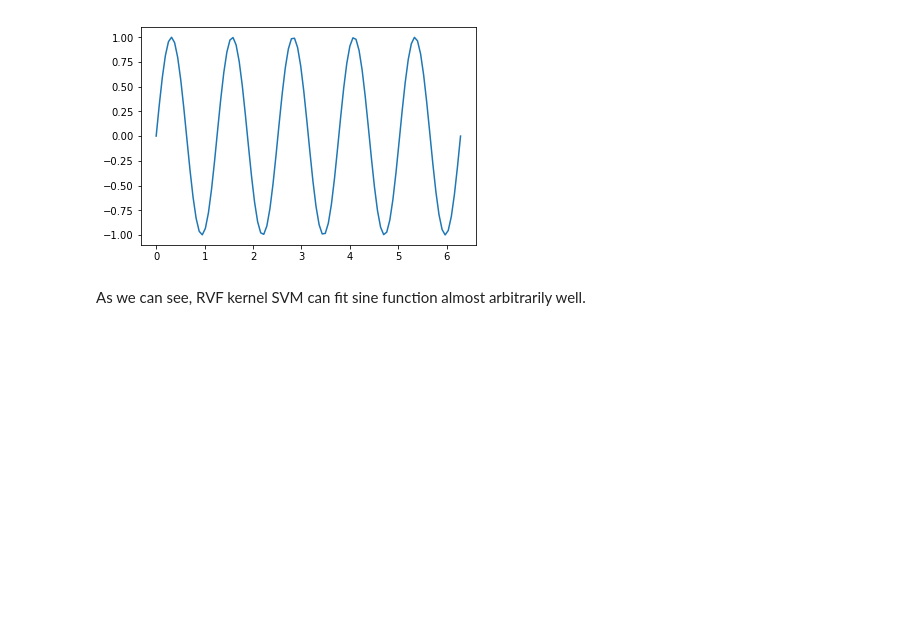
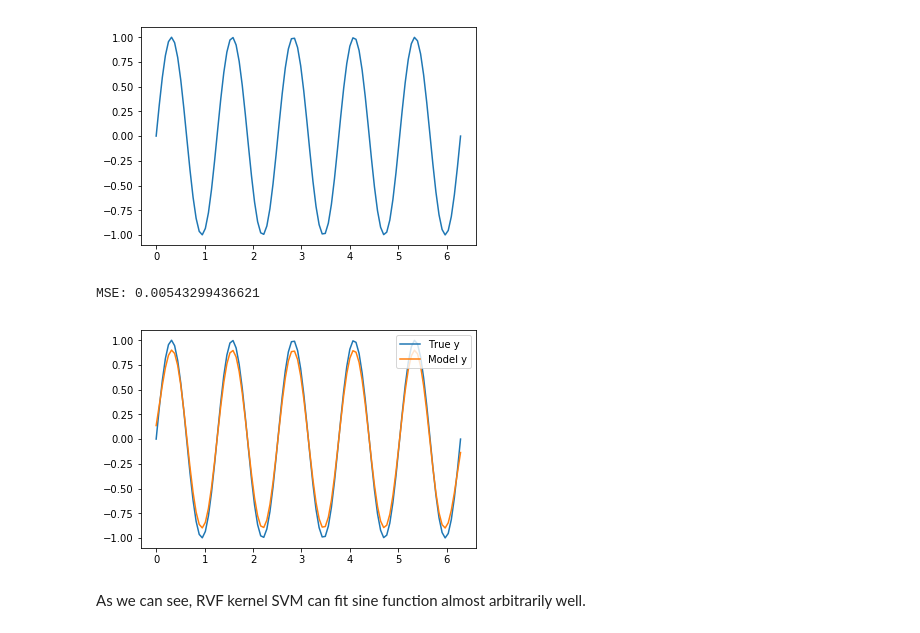
Before and after one commit to lambdaofgod/examples-counterexamples, a Jupyter notebook: Kernel SVMs.ipynb, the cells around one changed output. Saved outputs shown, nothing was run; the diff lists cells and outputs as text; code cells hidden in the pictures; blank space fills up the shorter version.

Commit message:
corrected visualization in kernel svm notebook

```diff
--- a/Kernel SVMs.ipynb
+++ b/Kernel SVMs.ipynb
@@ -34,6 +34,11 @@ def plot_svr(gamma, C):
   plt.plot(x, y_pred, label='Model y')
   plt.legend(loc='upper right')
   plt.show()
+# %%
+plot_svr(5, 1)
+# %% [output]
+MSE: 0.00543299436621
+[figure, added]
 # %% [markdown]
 As we can see, RVF kernel SVM can fit sine function almost arbitrarily well.
 # %%
```
